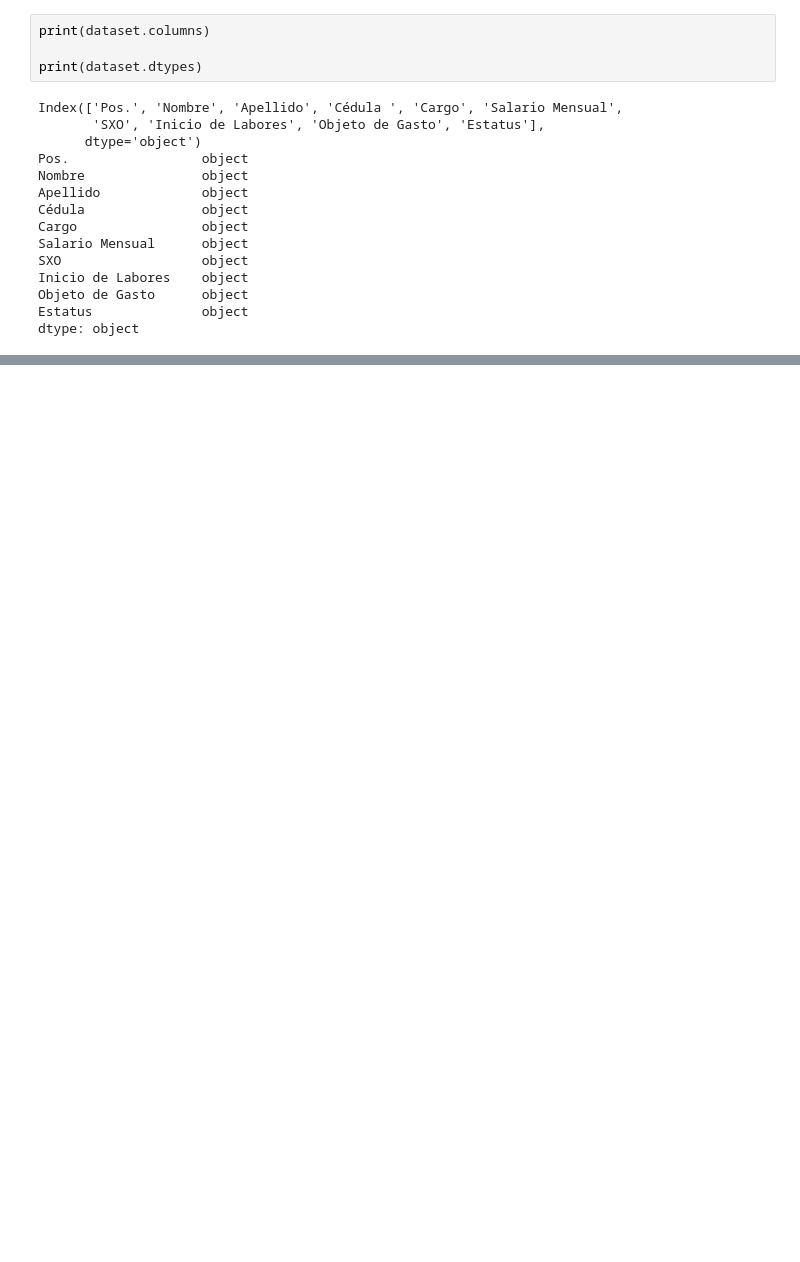
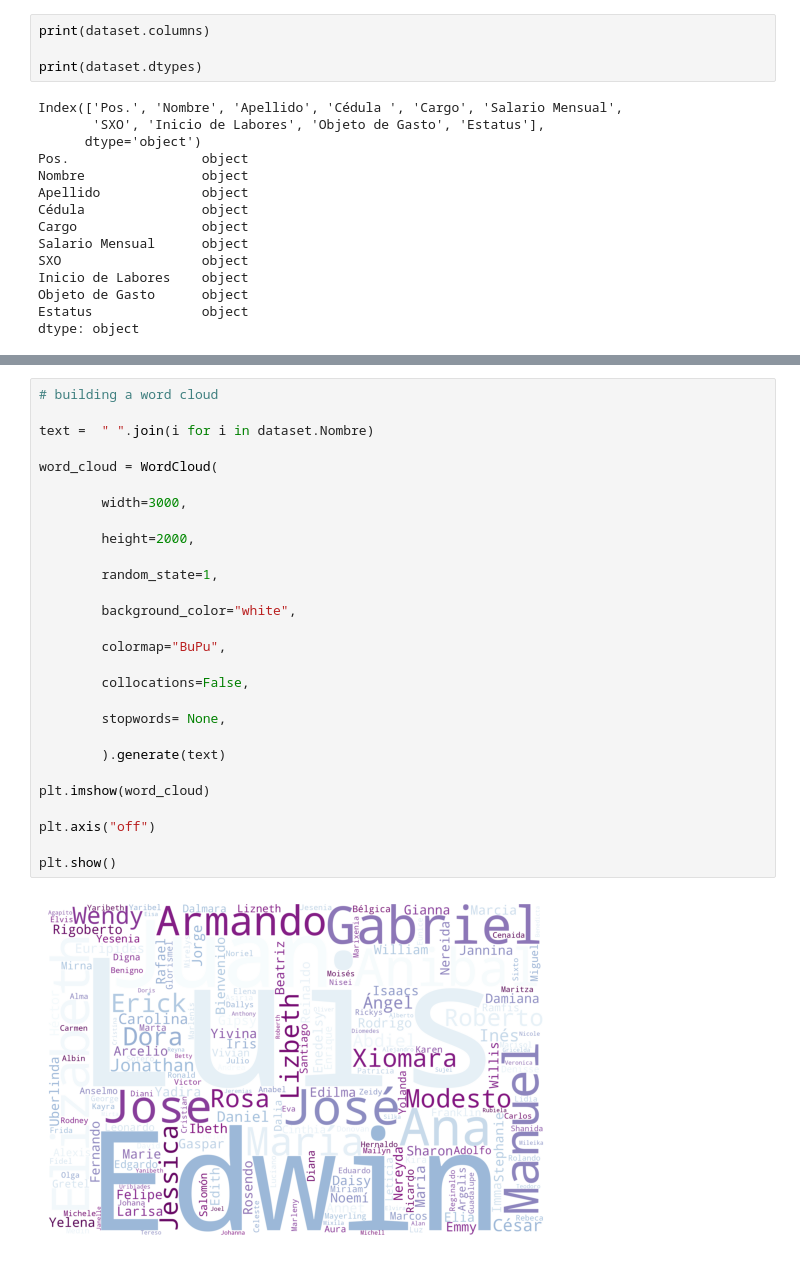
Before and after one commit to danielrawlins21/DataScience, a Jupyter notebook: asep.ipynb, the cells around one changed output, grey strips where cells are left out. Drawn from its saved outputs; the diff is of its cells as text; blank space fills up the shorter version.

```diff
--- a/asep.ipynb
+++ b/asep.ipynb
@@ -95,0 +155,30 @@ ValueError: Cannot mask with non-boolean array containing NA / NaN values
+# %%
+# building a word cloud
+
+text =  " ".join(i for i in dataset.Nombre)
+
+word_cloud = WordCloud(
+
+        width=3000,
+
+        height=2000,
+
+        random_state=1,
+
+        background_color="white",
+
+        colormap="BuPu",
+
+        collocations=False,
+
+        stopwords= None,
+
+        ).generate(text)
+
+plt.imshow(word_cloud)
+
+plt.axis("off")
+
+plt.show()
+# %% [output]
+[figure, added]
```
Also changed, not shown: parts of 25 cells of this notebook.
